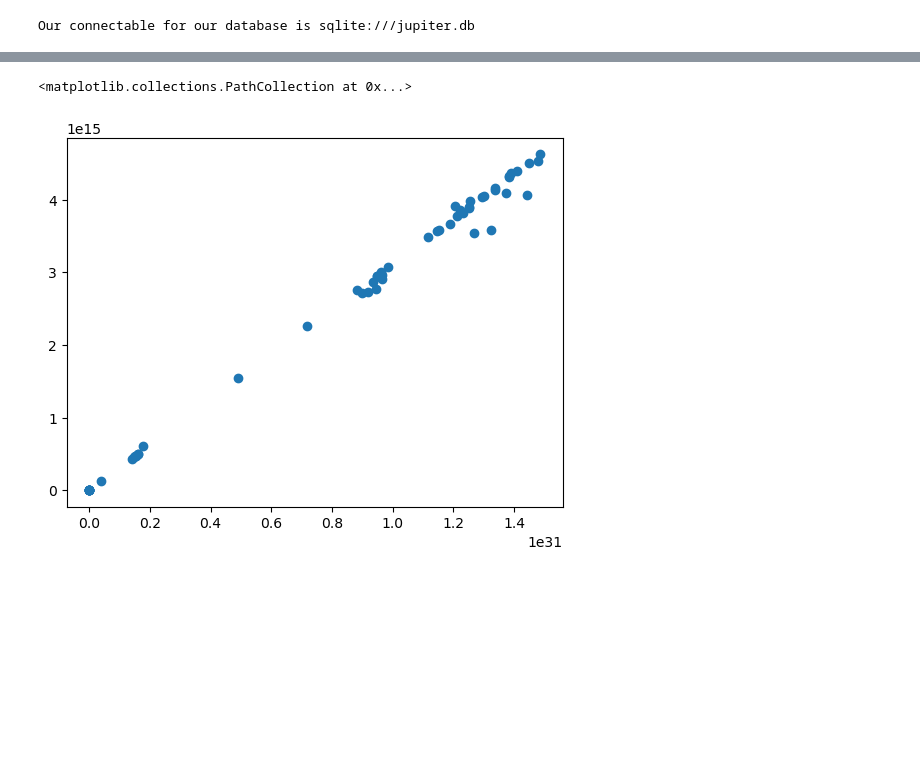
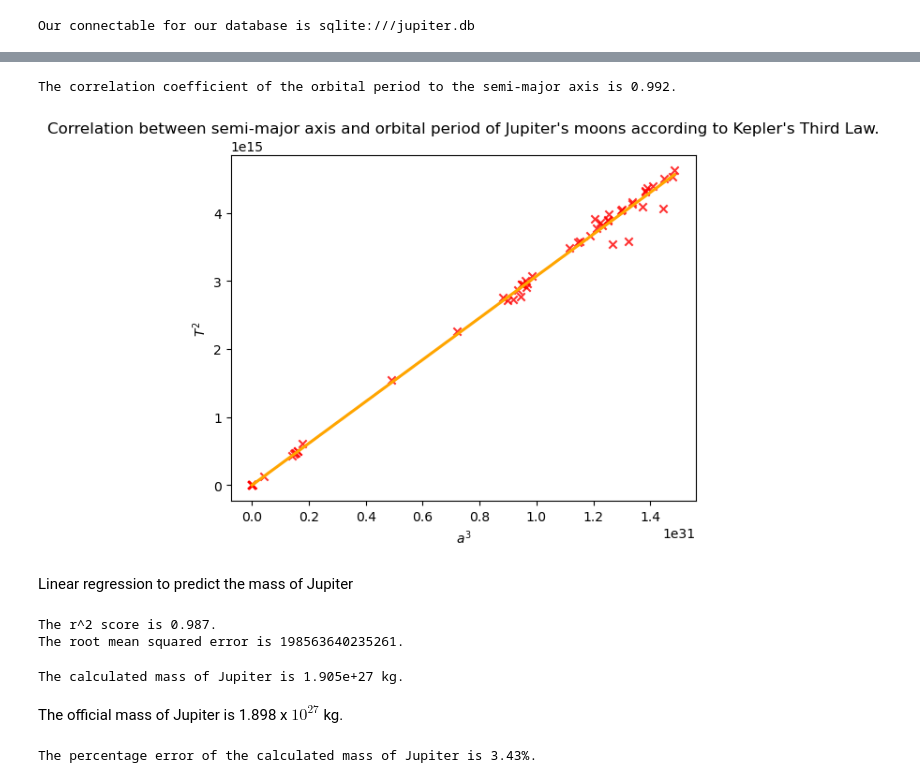
Before and after one commit to soph1138/Assessment-1, a Jupyter notebook: analysis.ipynb, the cells around one changed output, grey strips where cells are left out. Drawn from its saved outputs; the diff is of its cells as text; code cells hidden in the pictures; blank space fills up the shorter version.

```diff
--- a/analysis.ipynb
+++ b/analysis.ipynb
@@ -31,16 +38,53 @@ G = 6.67*(10**-11) #m^3 kg^-1 s^-2
 a_3 = a**3
 T_2 = T**2
 # %%
-import matplotlib.pyplot as plt
-fig, ax = plt.subplots()
+import seaborn as sns
 
-ax.scatter(a_3, T_2)
+plot = sns.regplot(x=a_3, y=T_2,marker = "x", color = "red", ci=False, line_kws={'color':'orange'})
+
+# title and labels
+plot.set_title("Correlation between semi-major axis and orbital period of Jupiter's moons according to Kepler's Third Law.")
+plot.set_xlabel("$a^3$")
+plot.set_ylabel("$T^2$")
+
+print(f"The correlation coefficient of the orbital period to the semi-major axis is {moons['period_days'].corr(moons['distance_km']):.3f}.")
 # %% [output]
-<matplotlib.collections.PathCollection at 0x...>
+The correlation coefficient of the orbital period to the semi-major axis is 0.992.
-[figure, old version]
+[figure, new version]
+# %% [markdown]
+Linear regression to predict the mass of Jupiter
 # %%
-# import the relevant model from sklearn
+from sklearn.model_selection import train_test_split
+
+y_train, y_test = train_test_split(T_2, test_size=0.3, random_state = 42) # y=T
+x_train, x_test = train_test_split(a_3, test_size=0.3, random_state = 42) # x=a
+
+dist_train_df = pd.DataFrame(x_train)
+dist_test_df = pd.DataFrame(x_test)
+
 from sklearn import linear_model
+model = linear_model.LinearRegression(fit_intercept=True)
+model.fit(dist_train_df, y_train)
 
-# create an instance of the model
-model = linear_model.LinearRegression(fit_intercept=True)
+distance_pred = model.predict(dist_test_df)
+
+from sklearn.metrics import r2_score, mean_squared_error
+
+print(f"The r^2 score is {r2_score(y_test, distance_pred):.3f}.")
+print(f"The root mean squared error is {mean_squared_error(y_test, distance_pred, squared = False):.15g}.")
+# %% [output]
+The r^2 score is 0.987.
+The root mean squared error is 198563640235261.
+# %%
+M = 4 * (np.pi**2) * (1/model.coef_[0])* 1/G
+
+print(f"The calculated mass of Jupiter is {M :.4g} kg.")
+# %% [output]
+The calculated mass of Jupiter is 1.905e+27 kg.
+# %% [markdown]
+The official mass of Jupiter is 1.898 x $10^{27}$ kg.
+# %%
+m_real = 1.898*(10**27)
+print(f"The percentage error of the calculated mass of Jupiter is {((M-m_real)/m_real)*1000 :.2f}%.")
+# %% [output]
+The percentage error of the calculated mass of Jupiter is 3.43%.
```
Also changed, not shown: parts of 12 cells of this notebook, 1 other file.
